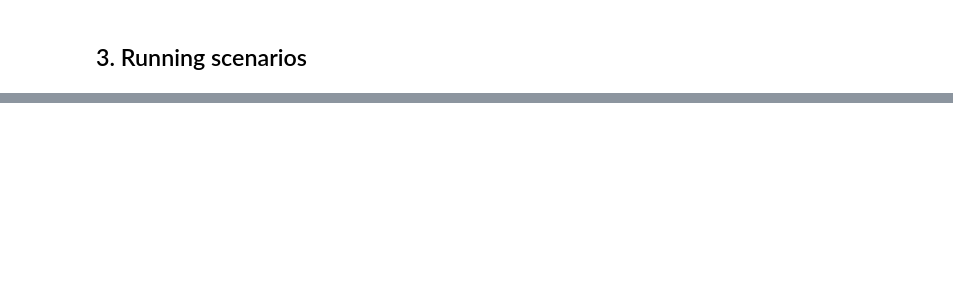
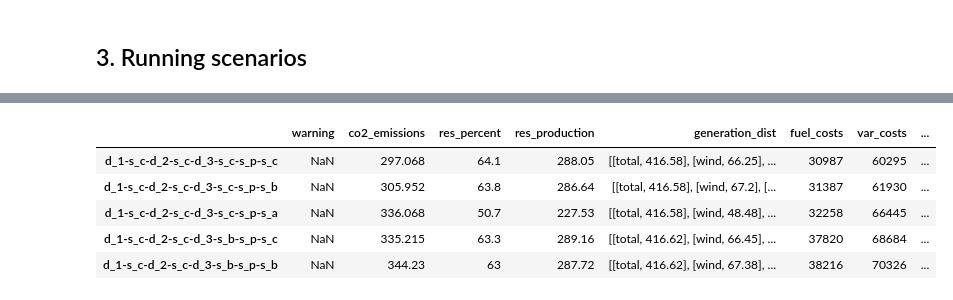
Before and after one commit to canitez01/EnergyPlan-python-automation, a Jupyter notebook: EnergyPLAN_scenario_automation_notebook.ipynb, the cells around one changed output, grey strips where cells are left out. Saved outputs shown, nothing was run; the diff lists cells and outputs as text; code cells hidden in the pictures; blank space fills up the shorter version.

```diff
--- a/EnergyPLAN_scenario_automation_notebook.ipynb
+++ b/EnergyPLAN_scenario_automation_notebook.ipynb
@@ -109,9 +100,5 @@ len(scenario_list)
 # %%
 from copy import deepcopy
-
-# For every combination we create scenario input txt files, imposing values from df_codes to df_reference for the related variables
-# Then save these scenario txt files to a folder (named scenarios here) opened within Data folder of EnergyPlan.
-# Name of every scenario txt file is the combination of variables as in the scenario_list like; d_1-s_a-d_2-s_b-d_3-s_c-s_p-s_a.txt
 
 df_synth = deepcopy(df_reference)
 noms = []
@@ -139,4 +126,4 @@ for scenario in scenario_list:
         df_synth.loc[df_synth.loc[(df_synth[0] == key)].index[0]+1] = values
     nom = "-".join(scenario) + ".txt"
     noms.append(nom)
-    df_synth.to_csv("C:/Users/asus/Desktop/EnergyPLAN162/energyPlan Data/Data/scenarios" + "/" + nom, index=False, header=False)
+    df_synth.to_csv("C:/Users/asus/Desktop/EnergyPLAN162/energyPlan Data/Data" + "/" + nom, index=False, header=False)
@@ -269,0 +265,2 @@ for scenario in noms:
+# %%
+scenario_excel=pandas.ExcelFile("C:/Users/asus/Desktop/EP essentials/results.xlsx")
@@ -269,0 +280,3 @@ for scenario in noms:
+# %%
+name_list=[m[:-4] for m in noms] # omitting the ".txt"
+name_list.reverse()
@@ -269,0 +296,31 @@ for scenario in noms:
+# %%
+df3=pandas.DataFrame()
+
+df3.index=["warning","co2_emissions","res_percent","res_production","generation_dist",
+           "fuel_costs","var_costs","fixed_op_cost","annual_inv_cost","fuel_cons(twh)_total",
+           "coal_cons(twh)","oil_cons(twh)","ngas_cons(twh)","biomass_cons(twh)","nuclear_cons(twh)","waste_cons(twh)",
+           "tot_inv_cost"]
+
+met=["total", "wind","pv","river","hydro","cshp","pp1","pp2","geotherm"]
+
+for sheet in scenario_excel.sheet_names[1:]:
+    df2 = pandas.read_excel("C:/Users/asus/Desktop/EP essentials/results.xlsx", sheet_name=sheet)
+
+    a = [[m,n] for m,n in zip(met,df2.iloc[83,[1,5,6,7,15,56,58,59,61]].tolist())]
+
+    df3[sheet] = [df2.iloc[0,0],df2.iloc[15,1],df2.iloc[20,1],df2.iloc[21,1],
+                  a, df2.iloc[38,2]+df2.iloc[52,2],df2.iloc[60,1], df2.iloc[62,1],df2.iloc[64,1],df2.iloc[26,1],
+                  df2.iloc[29,1],df2.iloc[30,1],df2.iloc[31,1],df2.iloc[32,1],df2.iloc[33,1],df2.iloc[34,1],
+                  df2.iloc[6:61,7].sum()]
+
+df3.columns = name_list
+df4 = df3.transpose()
+# %%
+df4.head(5)
+# %% [output]
+|  | warning | co2_emissions | res_percent | res_production | generation_dist | fuel_costs | var_costs | ... |
+| d_1-s_c-d_2-s_c-d_3-s_c-s_p-s_c | NaN | 297.068 | 64.1 | 288.05 | [[total, 416.58], [wind, 66.25], ... | 30987 | 60295 | ... |
+| d_1-s_c-d_2-s_c-d_3-s_c-s_p-s_b | NaN | 305.952 | 63.8 | 286.64 | [[total, 416.58], [wind, 67.2], [... | 31387 | 61930 | ... |
+| d_1-s_c-d_2-s_c-d_3-s_c-s_p-s_a | NaN | 336.068 | 50.7 | 227.53 | [[total, 416.58], [wind, 48.48], ... | 32258 | 66445 | ... |
+| d_1-s_c-d_2-s_c-d_3-s_b-s_p-s_c | NaN | 335.215 | 63.3 | 289.16 | [[total, 416.62], [wind, 66.45], ... | 37820 | 68684 | ... |
+| d_1-s_c-d_2-s_c-d_3-s_b-s_p-s_b | NaN | 344.23 | 63 | 287.72 | [[total, 416.62], [wind, 67.38], ... | 38216 | 70326 | ... |
```
Also changed, not shown: parts of 36 cells of this notebook.
